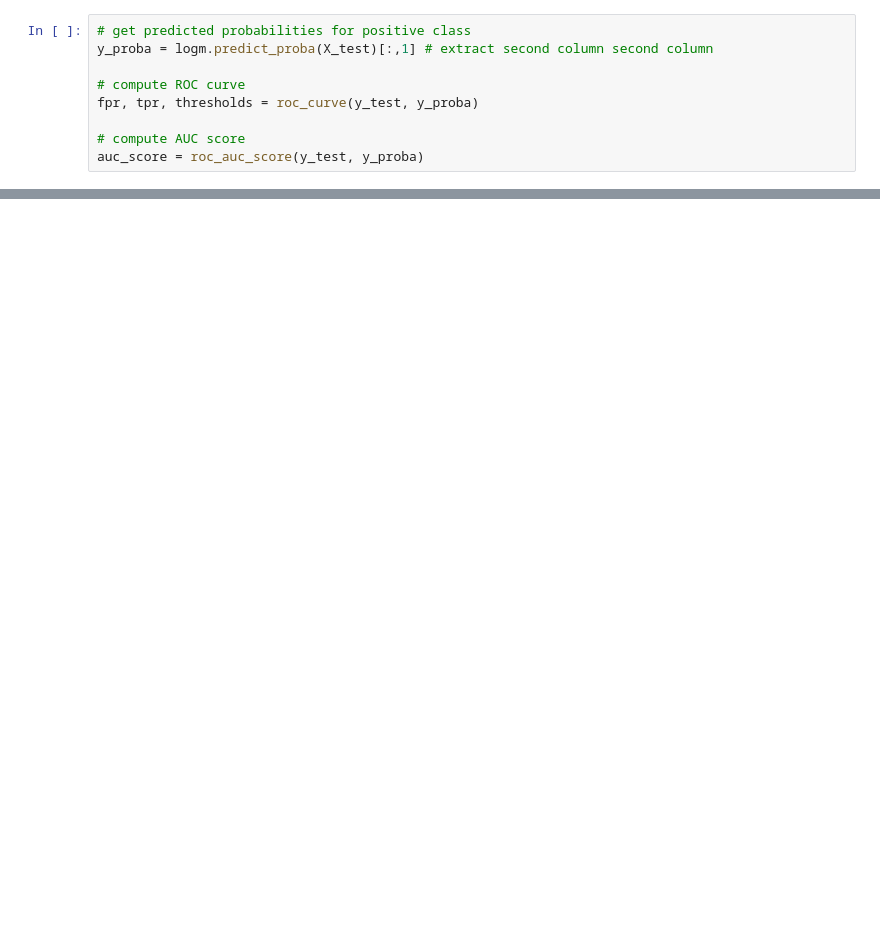
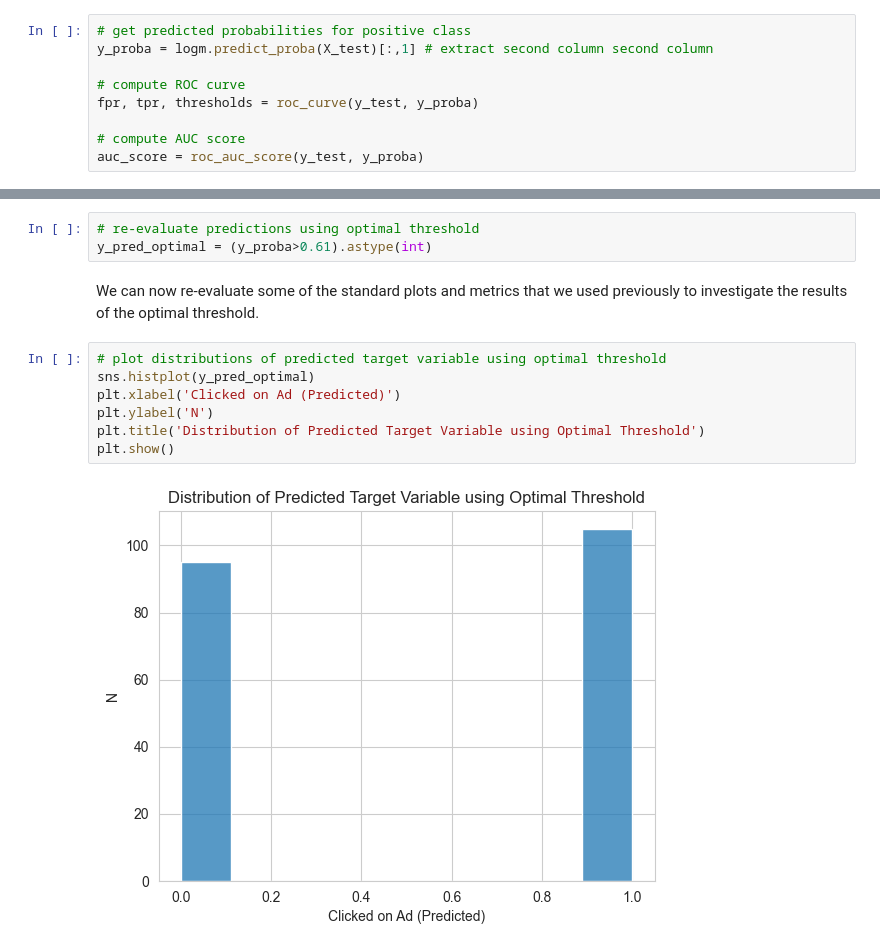
Before and after one commit to astrosica/data-science-portfolio, a Jupyter notebook: Machine Learning/Learning/Logistic Regression/Logistic Regression.ipynb, the cells around one changed output, grey strips where cells are left out. Cells and saved outputs as stored; diff of their text form; blank space fills up the shorter version.

```diff
--- a/Machine Learning/Learning/Logistic Regression/Logistic Regression.ipynb
+++ b/Machine Learning/Learning/Logistic Regression/Logistic Regression.ipynb
@@ -609,0 +677,14 @@ The ROC curve is very close to the top-left corner of the plot and has an AUC sc
+# %%
+# re-evaluate predictions using optimal threshold
+y_pred_optimal = (y_proba>0.61).astype(int)
+# %% [markdown]
+We can now re-evaluate some of the standard plots and metrics that we used previously to investigate the results of the optimal threshold.
+# %%
+# plot distributions of predicted target variable using optimal threshold
+sns.histplot(y_pred_optimal)
+plt.xlabel('Clicked on Ad (Predicted)')
+plt.ylabel('N')
+plt.title('Distribution of Predicted Target Variable using Optimal Threshold')
+plt.show()
+# %% [output]
+[figure, added]
```
Also changed, not shown: parts of 19 cells of this notebook.
